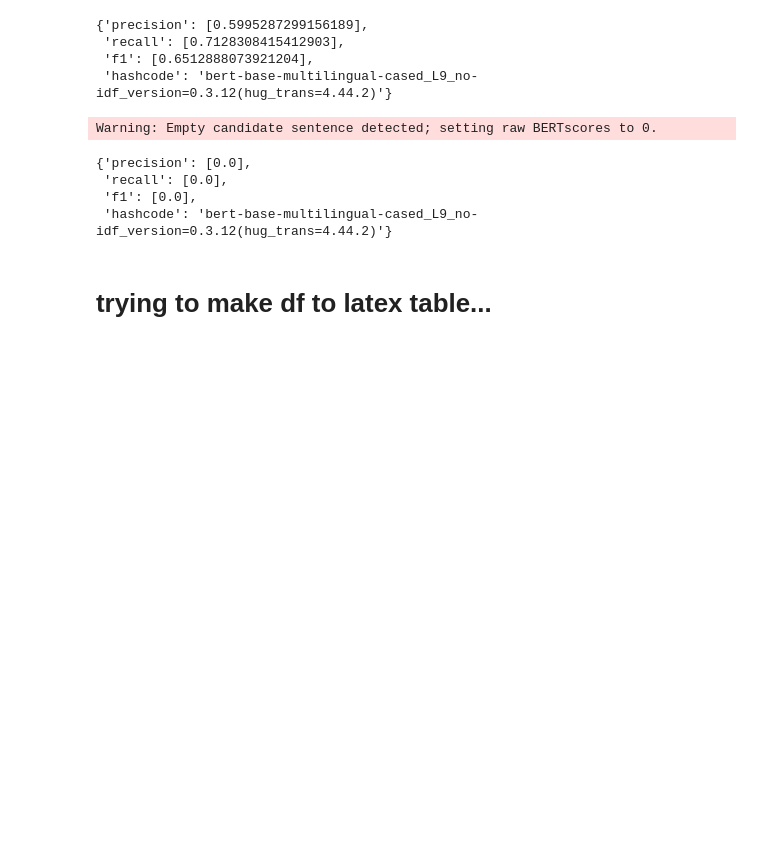
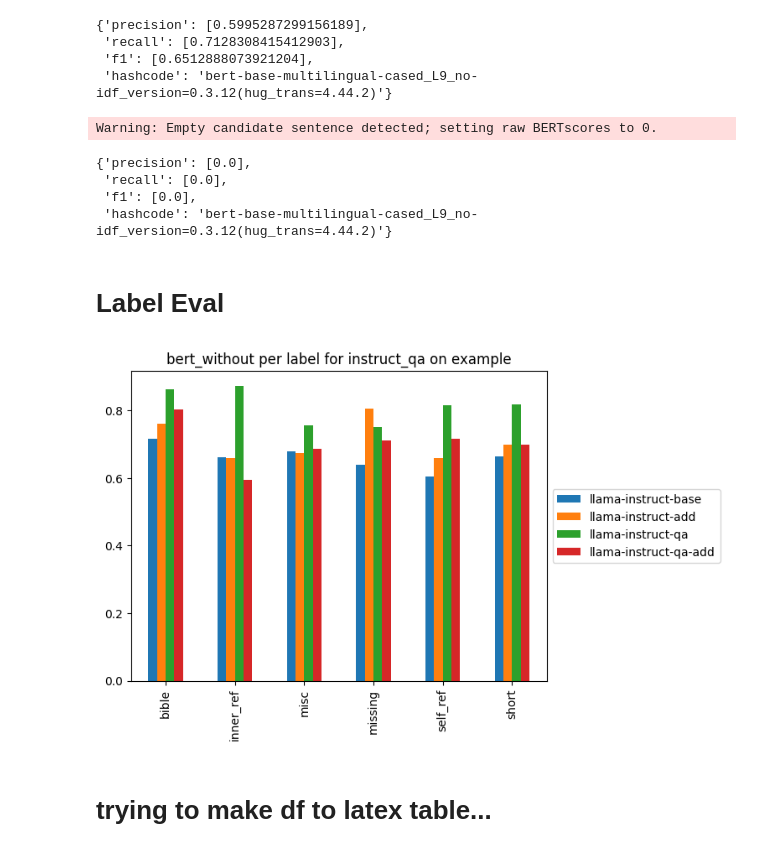
Before and after one commit to Boffl/BullingerDigitalLMFootnotes, a Jupyter notebook: evaluate/evaluate.ipynb, the cells around one changed output. Saved outputs shown, nothing was run; the diff lists cells and outputs as text; code cells hidden in the pictures; blank space fills up the shorter version.

```diff
--- a/evaluate/evaluate.ipynb
+++ b/evaluate/evaluate.ipynb
@@ -86,0 +157,5 @@ def compare(models:list[str], split:str, prompt):
+# %%
+splits = ["example"]
+prompts = ["instruct_add", "instruct_qa"]
+models = model_name_map.keys()
+find_missing_experiments(models, splits, prompts)
@@ -619,3 +421,5 @@ Warning: Empty candidate sentence detected; setting raw BERTscores to 0.
  'recall': [0.0],
  'f1': [0.0],
  'hashcode': 'bert-base-multilingual-cased_L9_no-idf_version=0.3.12(hug_trans=4.44.2)'}
+# %% [markdown]
+# Label Eval
@@ -621,0 +472,4 @@ Warning: Empty candidate sentence detected; setting raw BERTscores to 0.
+# %%
+plot_label_eval("bert_without", "example", "instruct_qa", ["llama-instruct-base", "llama-instruct-add", "llama-instruct-qa", "llama-instruct-qa-add"])
+# %% [output]
+[figure, added]
```
Also changed, not shown: parts of 89 cells of this notebook, 11 other files.
